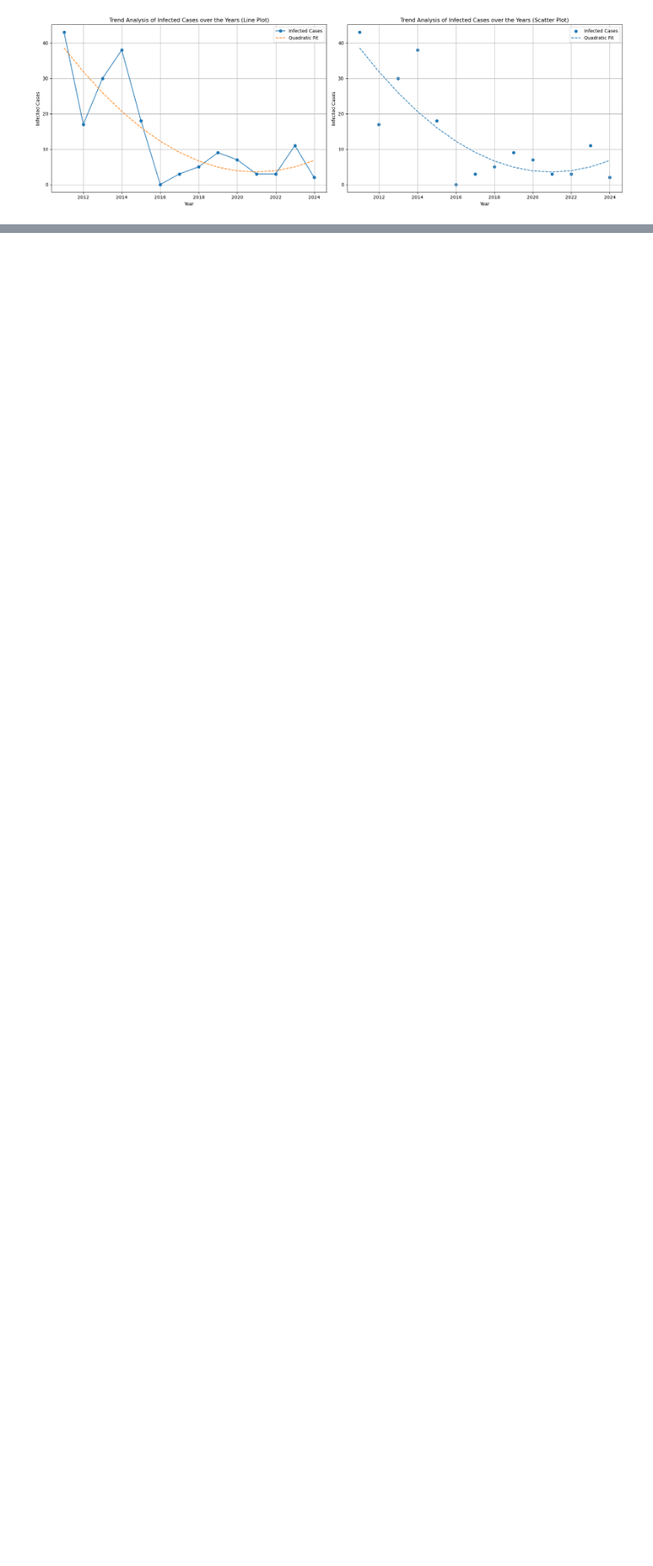
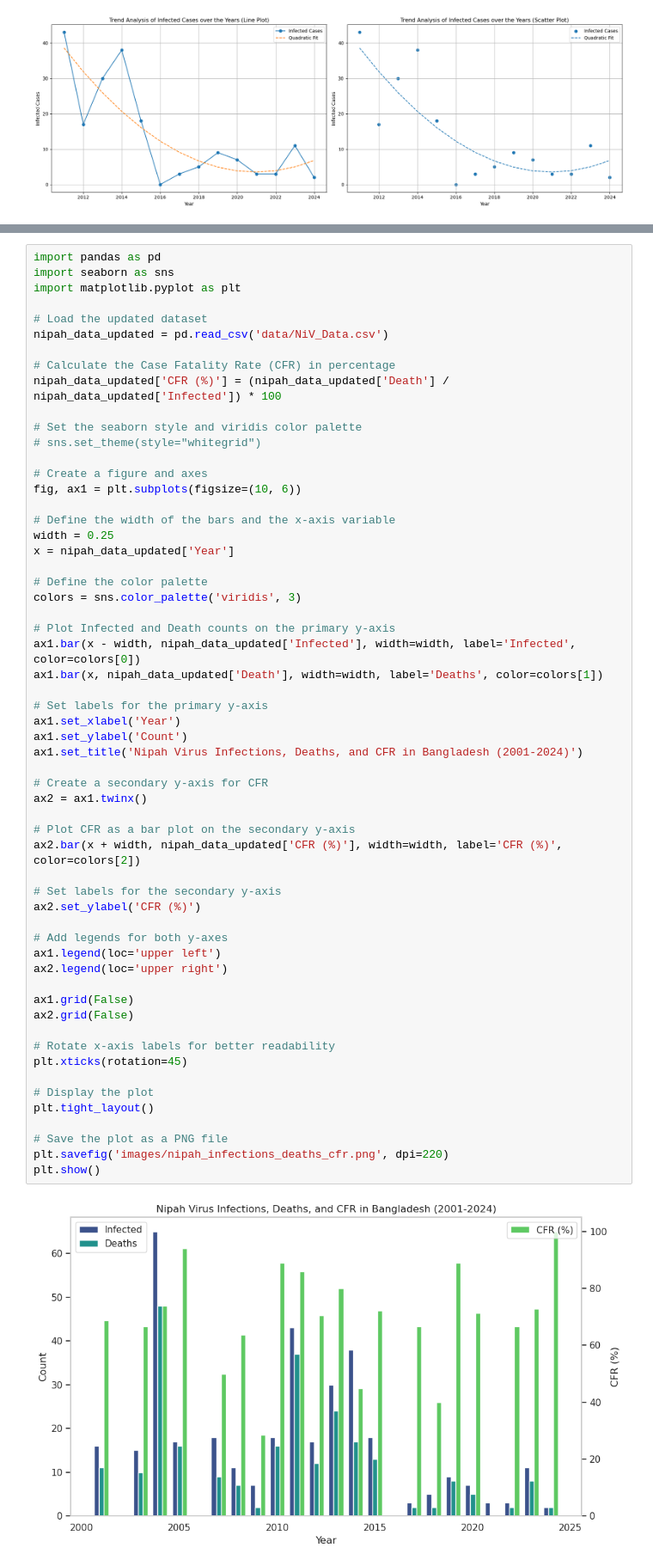
Before and after one commit to awnonbhowmik/NiV-Data-Analysis, a Jupyter notebook: analysis4.ipynb, the cells around one changed output, grey strips where cells are left out. Shown at 86% size. Cells and saved outputs as stored; diff of their text form; blank space fills up the shorter version.

Commit message:
infect, death, CFR plot

```diff
--- a/analysis4.ipynb
+++ b/analysis4.ipynb
@@ -747,3 +747,63 @@ print(f"Fitted Mean: {fitted_mean:.2f}, Fitted Standard Deviation: {fitted_std_d
 # %% [output]
 Fitted Mean: -0.00, Fitted Standard Deviation: 8.42
 [figure]
+# %%
+import pandas as pd
+import seaborn as sns
+import matplotlib.pyplot as plt
+
+# Load the updated dataset
+nipah_data_updated = pd.read_csv('data/NiV_Data.csv')
+
+# Calculate the Case Fatality Rate (CFR) in percentage
+nipah_data_updated['CFR (%)'] = (nipah_data_updated['Death'] / nipah_data_updated['Infected']) * 100
+
+# Set the seaborn style and viridis color palette
+# sns.set_theme(style="whitegrid")
+
+# Create a figure and axes
+fig, ax1 = plt.subplots(figsize=(10, 6))
+
+# Define the width of the bars and the x-axis variable
+width = 0.25
+x = nipah_data_updated['Year']
+
+# Define the color palette
+colors = sns.color_palette('viridis', 3)
+
+# Plot Infected and Death counts on the primary y-axis
+ax1.bar(x - width, nipah_data_updated['Infected'], width=width, label='Infected', color=colors[0])
+ax1.bar(x, nipah_data_updated['Death'], width=width, label='Deaths', color=colors[1])
+
+# Set labels for the primary y-axis
+ax1.set_xlabel('Year')
+ax1.set_ylabel('Count')
+ax1.set_title('Nipah Virus Infections, Deaths, and CFR in Bangladesh (2001-2024)')
+
+# Create a secondary y-axis for CFR
+ax2 = ax1.twinx()
+
+# Plot CFR as a bar plot on the secondary y-axis
+ax2.bar(x + width, nipah_data_updated['CFR (%)'], width=width, label='CFR (%)', color=colors[2])
+
+# Set labels for the secondary y-axis
+ax2.set_ylabel('CFR (%)')
+
+# Add legends for both y-axes
+ax1.legend(loc='upper left')
+ax2.legend(loc='upper right')
+
+ax1.grid(False)
+ax2.grid(False)
+
+# Rotate x-axis labels for better readability
+plt.xticks(rotation=45)
+
+# Display the plot
+plt.tight_layout()
+
+# Save the plot as a PNG file
+plt.savefig('images/nipah_infections_deaths_cfr.png', dpi=220)
+plt.show()
+# %% [output]
+[figure, added]
```
Also changed, not shown: parts of 5 cells of this notebook, 1 other file.
